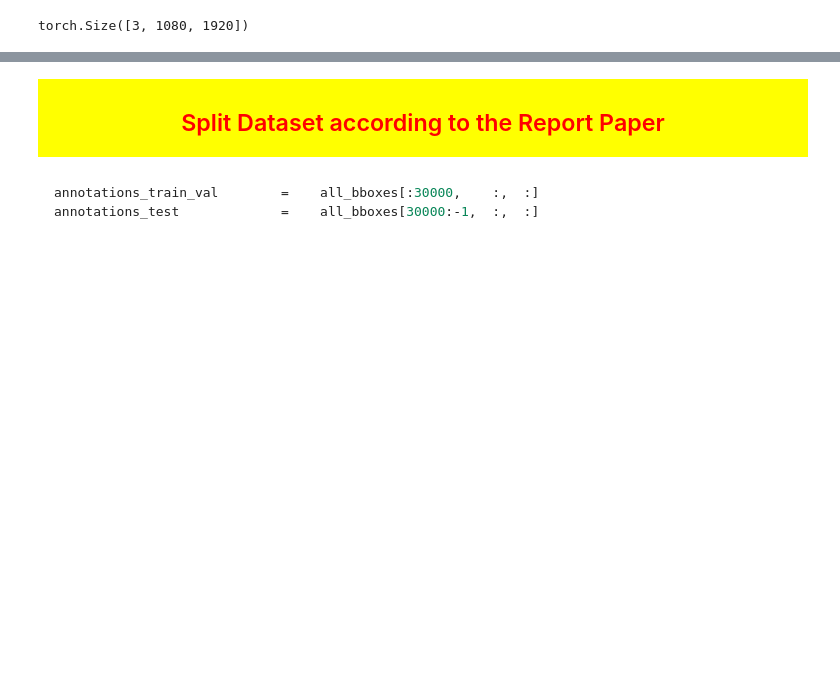
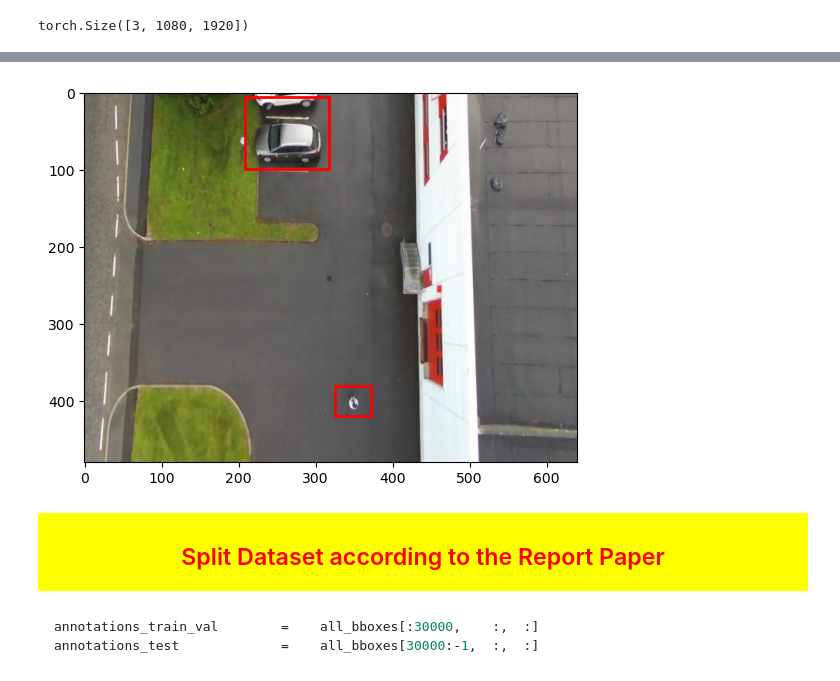
Before and after one commit to turgay-yildiz/DI-725-Transformers-and-Attention-Based-Deep-Networks-, a Jupyter notebook: Assignment_2/DI_725_Assignment_2__2697258.ipynb, the cells around one changed output, grey strips where cells are left out. Cells and saved outputs as stored; diff of their text form; code cells hidden in the pictures; blank space fills up the shorter version.

```diff
--- a/Assignment_2/DI_725_Assignment_2__2697258.ipynb
+++ b/Assignment_2/DI_725_Assignment_2__2697258.ipynb
@@ -304,3 +330,30 @@ plt.show()
+# %%
+first   =  1080 / 480
+# %%
+second  =  1920 / 640
+# %%
+all_images,     all_bboxes    =    preprocess_annotations(annotations_ann)
+# %%
+all_bboxes[:,  :,  0]   =  all_bboxes[:,  :,  0] / first
+all_bboxes[:,  :,  2]   =  all_bboxes[:,  :,  2] / first
+
+all_bboxes[:,  :,  1]   =  all_bboxes[:,  :,  1] / second
+all_bboxes[:,  :,  3]   =  all_bboxes[:,  :,  3] / second
+# %%
+fig, ax = plt.subplots(1)
+
+
+ax.imshow(img2)
+
+for i in range(100):
+
+    rect = patches.Rectangle((all_bboxes[num][i][1], all_bboxes[num][i][0]), all_bboxes[num][i][3], all_bboxes[num][i][2], linewidth=2, edgecolor='r', facecolor='none')
+
+    ax.add_patch(rect)
+
+plt.show()
+# %% [output]
+[figure, added]
 # %% [markdown]
 <div span style="background-color:yellow;    color:red;      text-align:center;    padding:5px;">
 <h2>  Split Dataset according to the Report Paper </h2>
```
Also changed, not shown: parts of 33 cells of this notebook.
